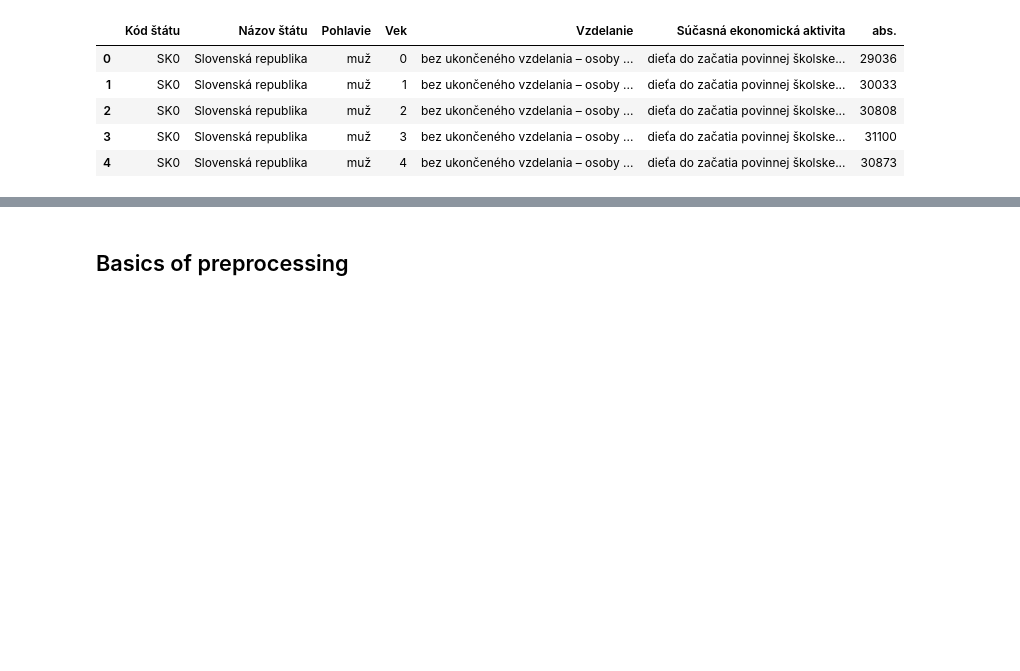
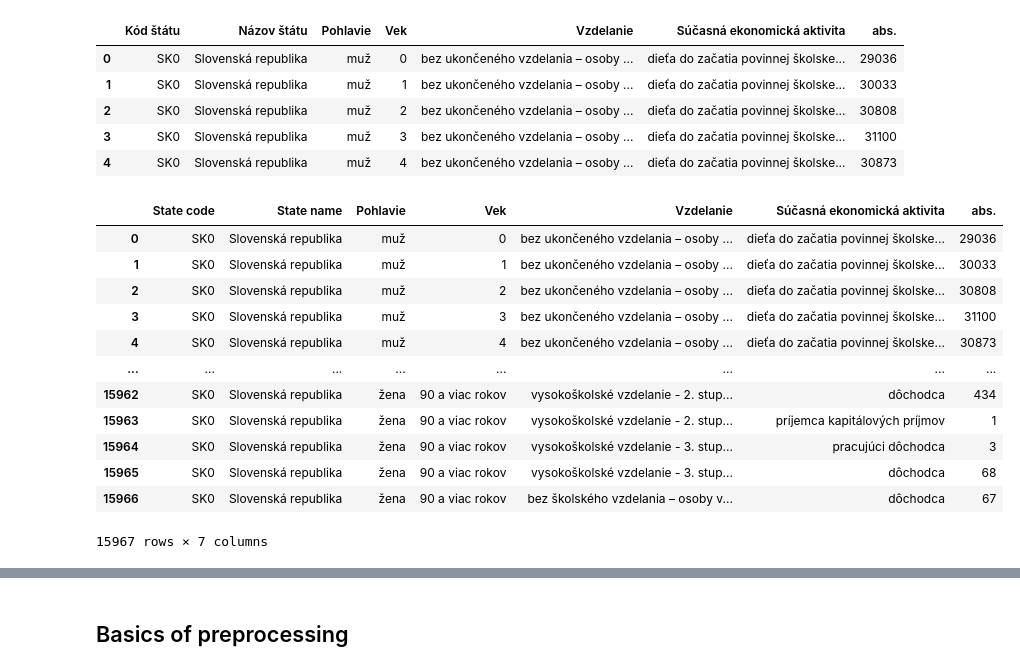
Before and after one commit to AndruKP/mathprofi-education, a Jupyter notebook: AndruKP.ipynb, the cells around one changed output, grey strips where cells are left out. Cells and saved outputs as stored; diff of their text form; code cells hidden in the pictures; blank space fills up the shorter version.

```diff
--- a/AndruKP.ipynb
+++ b/AndruKP.ipynb
@@ -74,3 +93,19 @@ Slovak_040.head()
 | 2 | SK0 | Slovenská republika | muž | 2 | bez ukončeného vzdelania – osoby ... | dieťa do začatia povinnej školske... | 30808 |
 | 3 | SK0 | Slovenská republika | muž | 3 | bez ukončeného vzdelania – osoby ... | dieťa do začatia povinnej školske... | 31100 |
 | 4 | SK0 | Slovenská republika | muž | 4 | bez ukončeného vzdelania – osoby ... | dieťa do začatia povinnej školske... | 30873 |
+# %%
+Slovak_040.rename(columns={'Kód štátu': 'State code', 'Názov štátu': 'State name', '1': '2'})
+# %% [output]
+|  | State code | State name | Pohlavie | Vek | Vzdelanie | Súčasná ekonomická aktivita | abs. |
+| 0 | SK0 | Slovenská republika | muž | 0 | bez ukončeného vzdelania – osoby ... | dieťa do začatia povinnej školske... | 29036 |
+| 1 | SK0 | Slovenská republika | muž | 1 | bez ukončeného vzdelania – osoby ... | dieťa do začatia povinnej školske... | 30033 |
+| 2 | SK0 | Slovenská republika | muž | 2 | bez ukončeného vzdelania – osoby ... | dieťa do začatia povinnej školske... | 30808 |
+| 3 | SK0 | Slovenská republika | muž | 3 | bez ukončeného vzdelania – osoby ... | dieťa do začatia povinnej školske... | 31100 |
+| 4 | SK0 | Slovenská republika | muž | 4 | bez ukončeného vzdelania – osoby ... | dieťa do začatia povinnej školske... | 30873 |
+| ... | ... | ... | ... | ... | ... | ... | ... |
+| 15962 | SK0 | Slovenská republika | žena | 90 a viac rokov | vysokoškolské vzdelanie - 2. stup... | dôchodca | 434 |
+| 15963 | SK0 | Slovenská republika | žena | 90 a viac rokov | vysokoškolské vzdelanie - 2. stup... | príjemca kapitálových príjmov | 1 |
+| 15964 | SK0 | Slovenská republika | žena | 90 a viac rokov | vysokoškolské vzdelanie - 3. stup... | pracujúci dôchodca | 3 |
+| 15965 | SK0 | Slovenská republika | žena | 90 a viac rokov | vysokoškolské vzdelanie - 3. stup... | dôchodca | 68 |
+| 15966 | SK0 | Slovenská republika | žena | 90 a viac rokov | bez školského vzdelania – osoby v... | dôchodca | 67 |
+15967 rows × 7 columns
```
Also changed, not shown: parts of 7 cells of this notebook, 2 other files.
